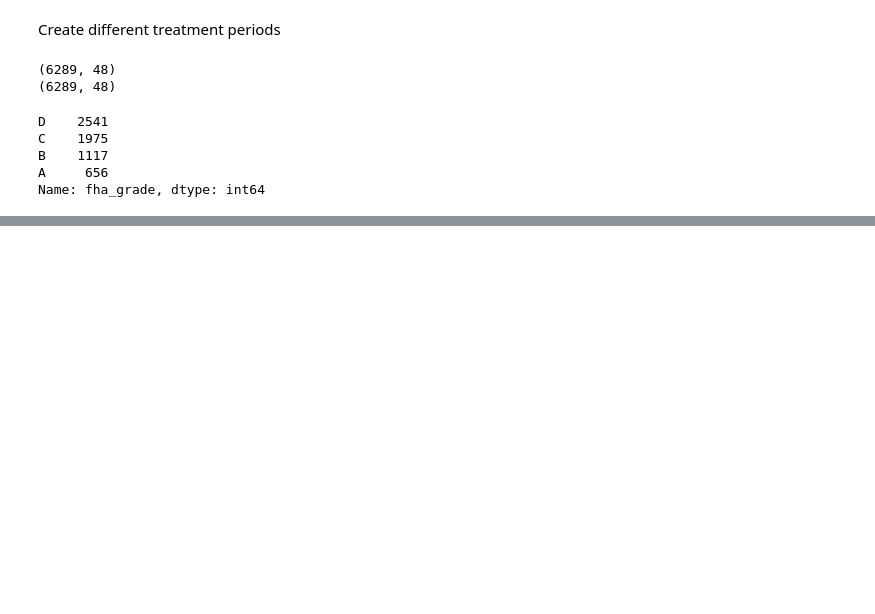
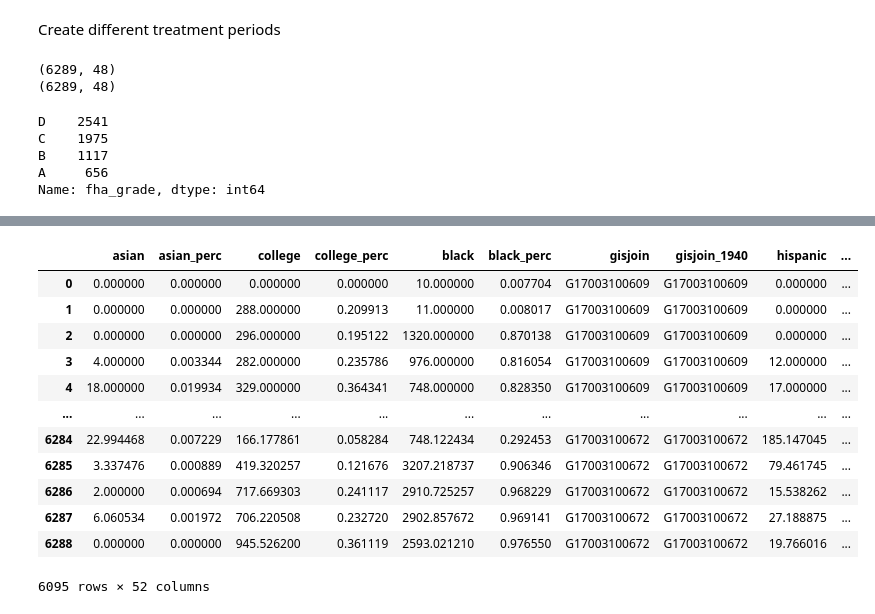
Before and after one commit to wonyoungso/redlining_chicago, a Jupyter notebook: Chicago_FHA_DiD_silsup.ipynb, the cells around one changed output, grey strips where cells are left out. Cells and saved outputs as stored; diff of their text form; code cells hidden in the pictures; blank space fills up the shorter version.

```diff
--- a/Chicago_FHA_DiD_silsup.ipynb
+++ b/Chicago_FHA_DiD_silsup.ipynb
@@ -138,0 +312,16 @@ def decade_scaler(x):
+# %%
+df_final2
+# %% [output]
+|  | asian | asian_perc | college | college_perc | black | black_perc | gisjoin | gisjoin_1940 | hispanic | ... |
+| 0 | 0.000000 | 0.000000 | 0.000000 | 0.000000 | 10.000000 | 0.007704 | G17003100609 | G17003100609 | 0.000000 | ... |
+| 1 | 0.000000 | 0.000000 | 288.000000 | 0.209913 | 11.000000 | 0.008017 | G17003100609 | G17003100609 | 0.000000 | ... |
+| 2 | 0.000000 | 0.000000 | 296.000000 | 0.195122 | 1320.000000 | 0.870138 | G17003100609 | G17003100609 | 0.000000 | ... |
+| 3 | 4.000000 | 0.003344 | 282.000000 | 0.235786 | 976.000000 | 0.816054 | G17003100609 | G17003100609 | 12.000000 | ... |
+| 4 | 18.000000 | 0.019934 | 329.000000 | 0.364341 | 748.000000 | 0.828350 | G17003100609 | G17003100609 | 17.000000 | ... |
+| ... | ... | ... | ... | ... | ... | ... | ... | ... | ... | ... |
+| 6284 | 22.994468 | 0.007229 | 166.177861 | 0.058284 | 748.122434 | 0.292453 | G17003100672 | G17003100672 | 185.147045 | ... |
+| 6285 | 3.337476 | 0.000889 | 419.320257 | 0.121676 | 3207.218737 | 0.906346 | G17003100672 | G17003100672 | 79.461745 | ... |
+| 6286 | 2.000000 | 0.000694 | 717.669303 | 0.241117 | 2910.725257 | 0.968229 | G17003100672 | G17003100672 | 15.538262 | ... |
+| 6287 | 6.060534 | 0.001972 | 706.220508 | 0.232720 | 2902.857672 | 0.969141 | G17003100672 | G17003100672 | 27.188875 | ... |
+| 6288 | 0.000000 | 0.000000 | 945.526200 | 0.361119 | 2593.021210 | 0.976550 | G17003100672 | G17003100672 | 19.766016 | ... |
+6095 rows × 52 columns
```
Also changed, not shown: parts of 11 cells of this notebook.
